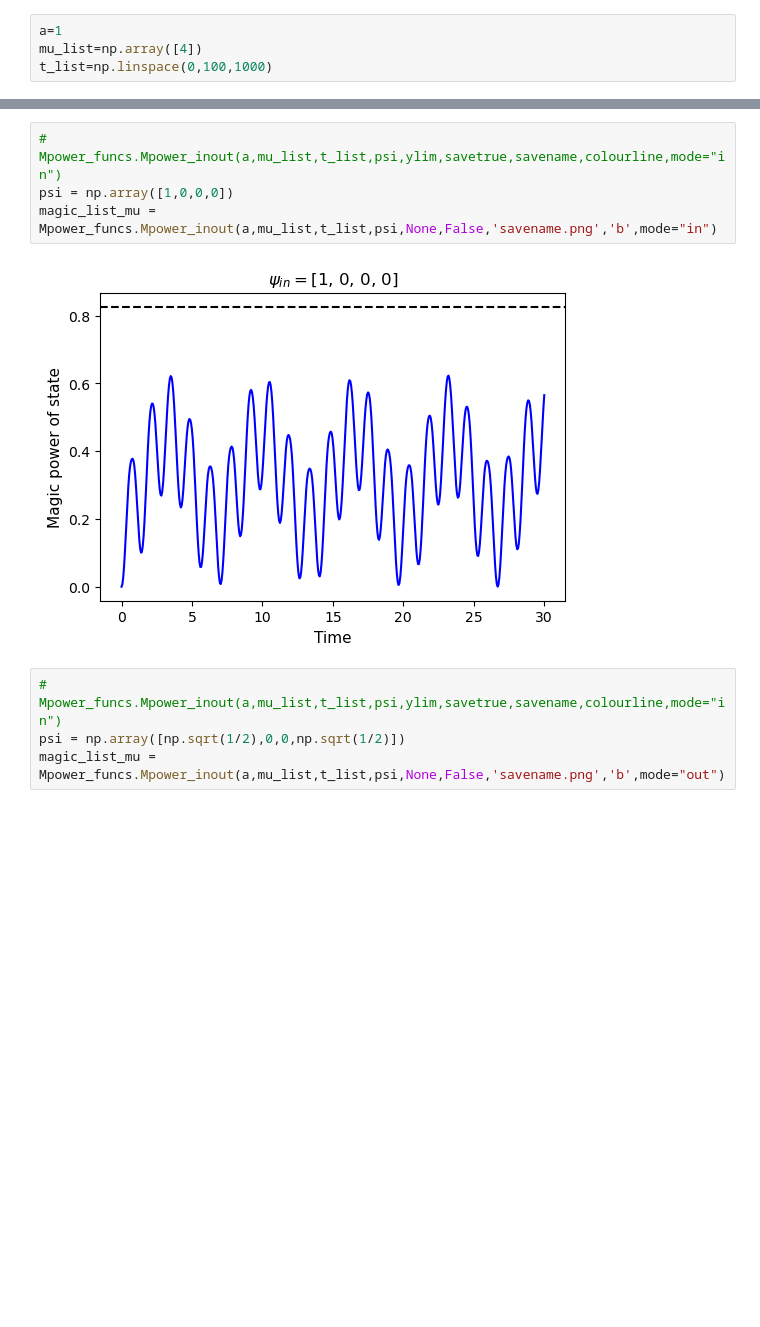
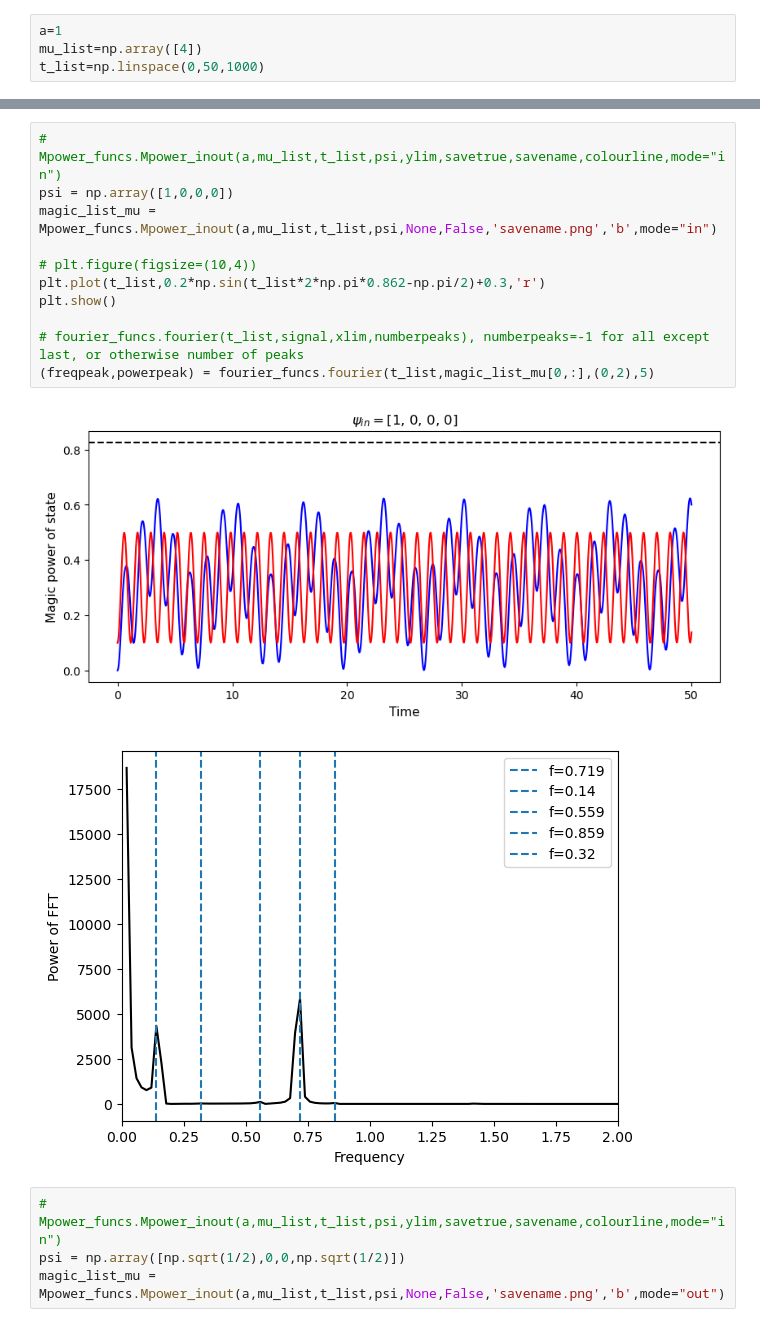
Before and after one commit to annabirke/Honours_entangle_magic, a Jupyter notebook: Epower_Mpower_analysis.ipynb, the cells around one changed output, grey strips where cells are left out. Cells and saved outputs as stored; diff of their text form; blank space fills up the shorter version.

```diff
--- a/Epower_Mpower_analysis.ipynb
+++ b/Epower_Mpower_analysis.ipynb
@@ -12,4 +17,4 @@ import fourier_funcs
 # %%
 a=1
 mu_list=np.array([4])
-t_list=np.linspace(0,100,1000)
+t_list=np.linspace(0,50,1000)
@@ -26,9 +64,17 @@ magic_list_mu = Mpower_funcs.Mpower_S(a,mu_list,t_list,None,False,'savename.png'
 # %%
 # Mpower_funcs.Mpower_inout(a,mu_list,t_list,psi,ylim,savetrue,savename,colourline,mode="in")
 psi = np.array([1,0,0,0])
 magic_list_mu = Mpower_funcs.Mpower_inout(a,mu_list,t_list,psi,None,False,'savename.png','b',mode="in")
+
+# plt.figure(figsize=(10,4))
+plt.plot(t_list,0.2*np.sin(t_list*2*np.pi*0.862-np.pi/2)+0.3,'r')
+plt.show()
+
+# fourier_funcs.fourier(t_list,signal,xlim,numberpeaks), numberpeaks=-1 for all except last, or otherwise number of peaks
+(freqpeak,powerpeak) = fourier_funcs.fourier(t_list,magic_list_mu[0,:],(0,2),5)
 # %% [output]
-[figure, old version]
+[figure, new version]
+[figure, added]
 # %%
 # Mpower_funcs.Mpower_inout(a,mu_list,t_list,psi,ylim,savetrue,savename,colourline,mode="in")
 psi = np.array([np.sqrt(1/2),0,0,np.sqrt(1/2)])
```
Also changed, not shown: parts of 6 cells of this notebook, 5 other files.
